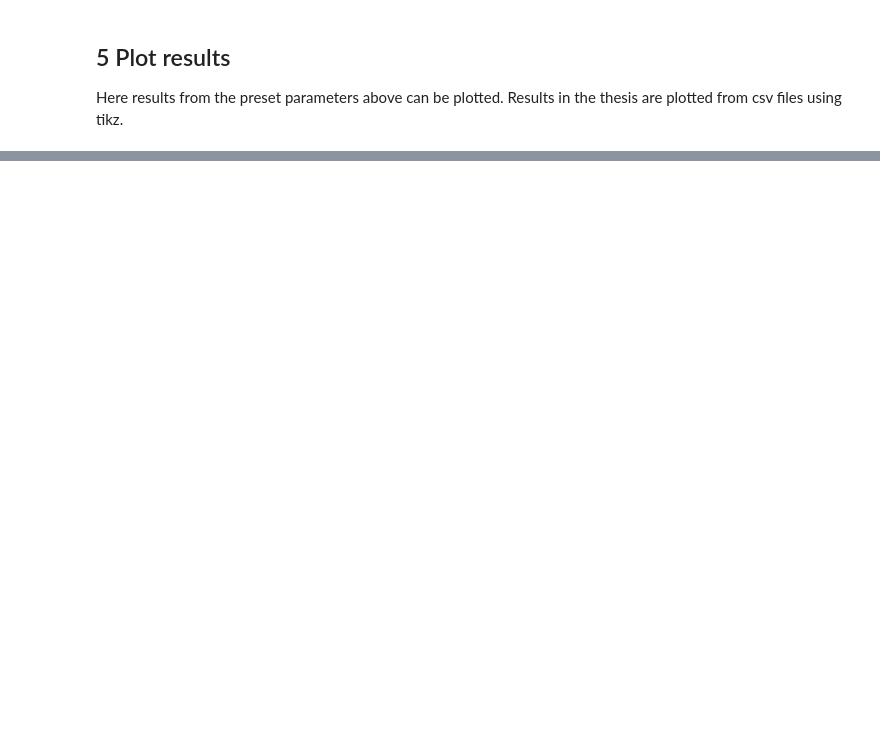
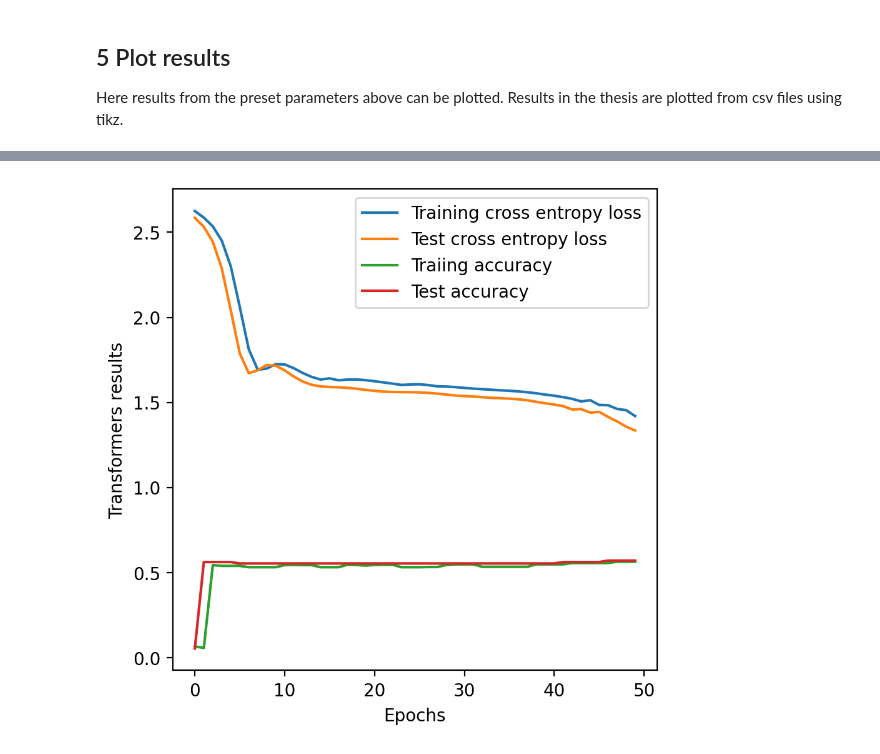
Before and after one commit to stereifberger/master-s-thesis-finished, a Jupyter notebook: implementation.ipynb, the cells around one changed output, grey strips where cells are left out. Saved outputs shown, nothing was run; the diff lists cells and outputs as text; code cells hidden in the pictures; blank space fills up the shorter version.

```diff
--- a/implementation.ipynb
+++ b/implementation.ipynb
@@ -141,12 +188,0 @@ rnn_ed_model.to(device)     # Load model to GPU
-# %%
-# Tain model and save results
-RNN_CELtrai, RNN_CELtest, RNN_ACCtrai, RNN_ACCtest = schedule.train_model(model = rnn_ed_model,
-                                                                          dataloader_train = trai_dl_nu,
-                                                                          dataloader_test = test_dl_nu,
-                                                                          optimizer = rnn_ed_optimizer,
-                                                                          criterion = criterion,
-                                                                          epochs = 50,
-                                                                          device = device,
-                                                                          max_y_length = max_y_length,
-                                                                          y_train = y_trai_3d)
-torch.save(rnn_ed_model.state_dict(), 'addition_model.pth')     # Save model
@@ -162,6 +204,6 @@ lst_ed_model.to(device)     # Load model to GPU
 # %%
 # Tain model and save results
-LSTM_CELtrai, LSTM_CELtest, LSTM_ACCtrai, LSTM_ACCtest = schedule.trai_model(model = lst_ed_model,
+LSTM_CELtrai, LSTM_CELtest, LSTM_ACCtrai, LSTM_ACCtest = schedule.train_model(model = lst_ed_model,
                                                                              dataloader_train = trai_dl_nu,
                                                                              dataloader_test = test_dl_nu,
                                                                              optimizer = lst_ed_optimizer,
@@ -227 +332,15 @@ plt.show()
+# %%
+# Long Short-Term Memory, Medium, Accuracy, Cross Entropy Loss
+plt.figure(figsize=(5, 5), dpi=200)
+x_data = list(range(50))
+plt.plot(x_data, LSTM_CELtrai, label='Training cross entropy loss')
+plt.plot(x_data, LSTM_CELtest, label='Test cross entropy loss')
+plt.plot(x_data, LSTM_ACCtrai, label='Traiing accuracy')
+plt.plot(x_data, LSTM_ACCtest, label='Test accuracy')
+plt.xlabel('Epochs')
+plt.ylabel('Transformers results')
+plt.legend()
+plt.show()
+# %% [output]
+[figure, added]
 # %%
```
Also changed, not shown: parts of 25 cells of this notebook, 7 other files.
